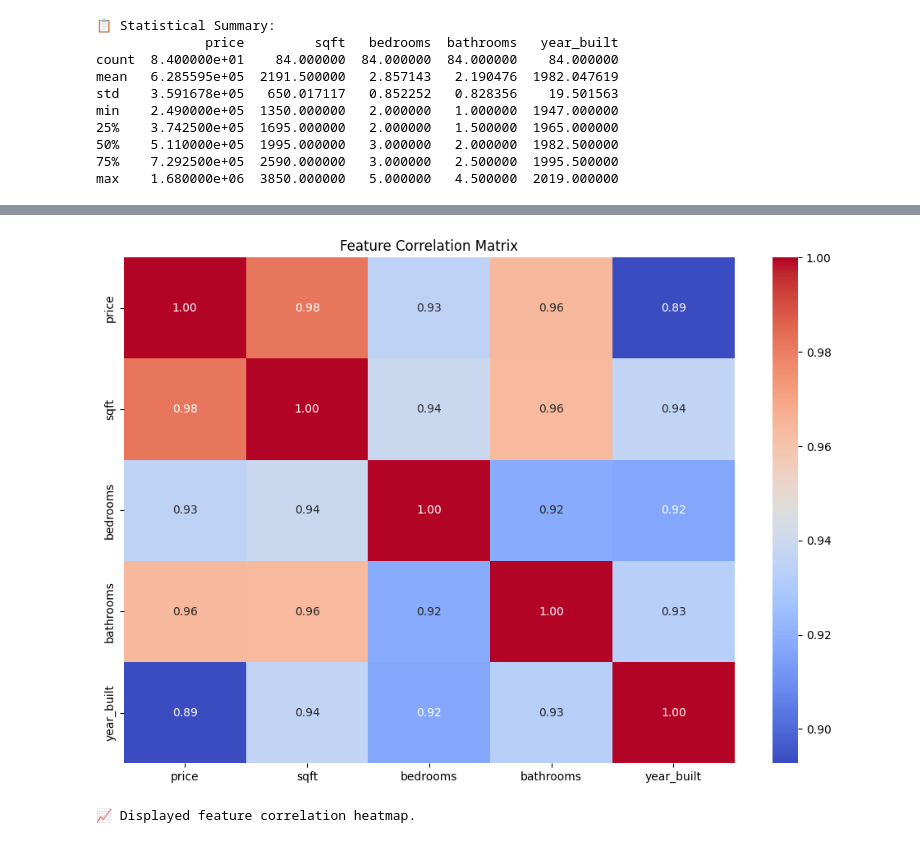
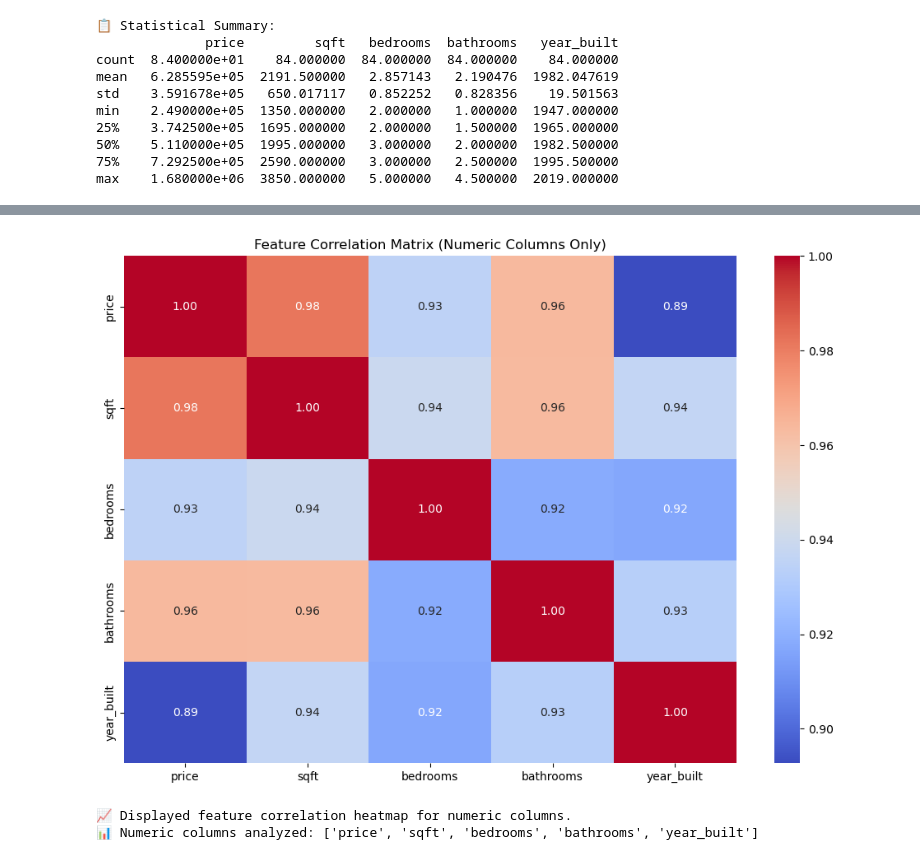
Before and after one commit to danielelisio/house-price-predictor, a Jupyter notebook: notebooks/01_exploratory_data_analysis.ipynb, the cells around one changed output, grey strips where cells are left out. Saved outputs shown, nothing was run; the diff lists cells and outputs as text; code cells hidden in the pictures.

```diff
--- a/notebooks/01_exploratory_data_analysis.ipynb
+++ b/notebooks/01_exploratory_data_analysis.ipynb
@@ -79,15 +79,19 @@ print("📊 Plotted house price distribution.")
 # %%
 # 🔗 Checking how features are correlated with each other
 plt.figure(figsize=(12, 8))
-correlation_matrix = df.corr()
+# Only select numeric columns for correlation matrix
+numeric_df = df.select_dtypes(include=[np.number])
+correlation_matrix = numeric_df.corr()
 sns.heatmap(correlation_matrix, annot=True, cmap='coolwarm', fmt='.2f')
-plt.title('Feature Correlation Matrix')
+plt.title('Feature Correlation Matrix (Numeric Columns Only)')
 plt.show()
 
-print("📈 Displayed feature correlation heatmap.")
+print("📈 Displayed feature correlation heatmap for numeric columns.")
+print(f"📊 Numeric columns analyzed: {list(numeric_df.columns)}")
 # %% [output]
-[figure, old version]
+[figure, new version]
-📈 Displayed feature correlation heatmap.
+📈 Displayed feature correlation heatmap for numeric columns.
+📊 Numeric columns analyzed: ['price', 'sqft', 'bedrooms', 'bathrooms', 'year_built']
 # %%
 # 📏 Scatter plot to observe relationship between sqft and price
 plt.figure(figsize=(10, 6))
```
Also changed, not shown: parts of 3 cells of this notebook, 6 other files.
